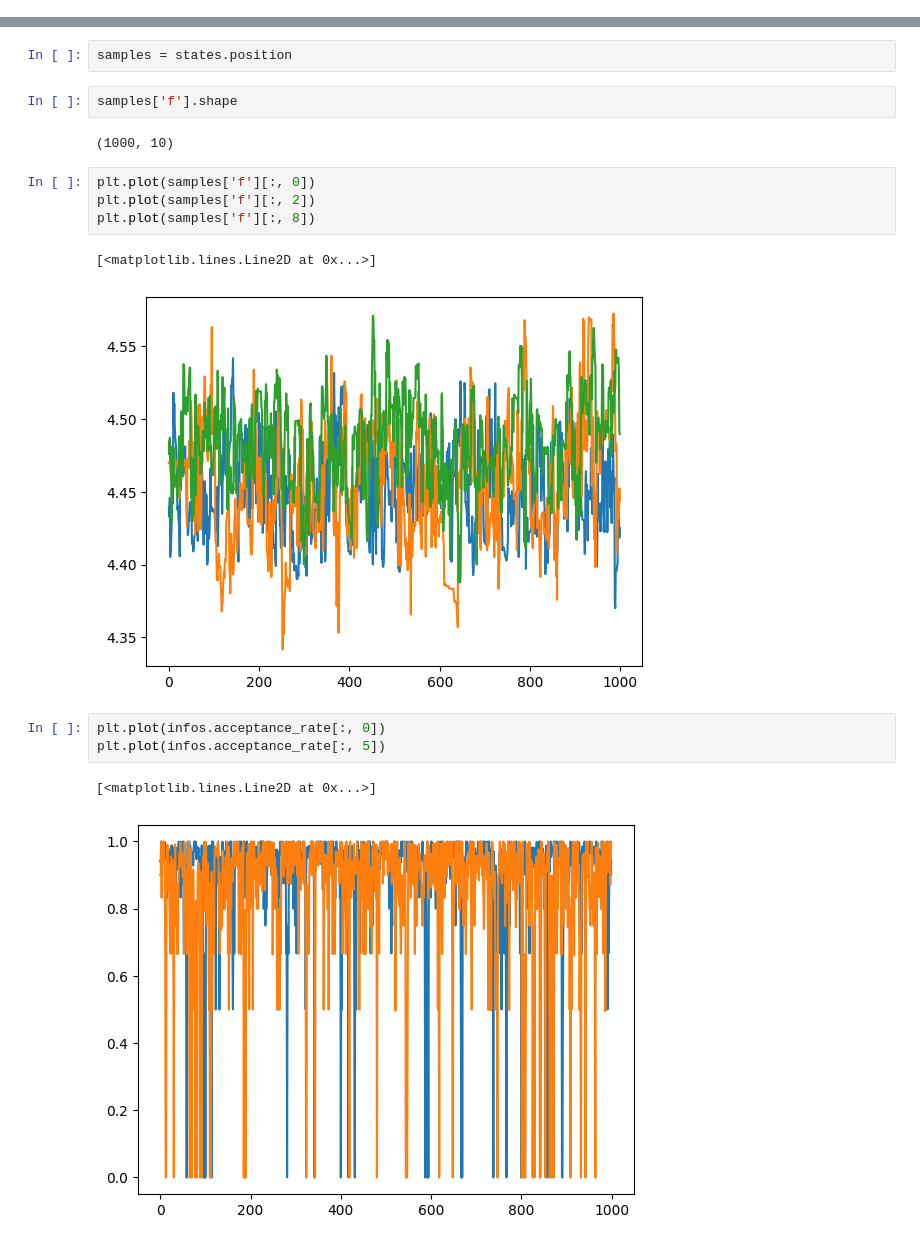
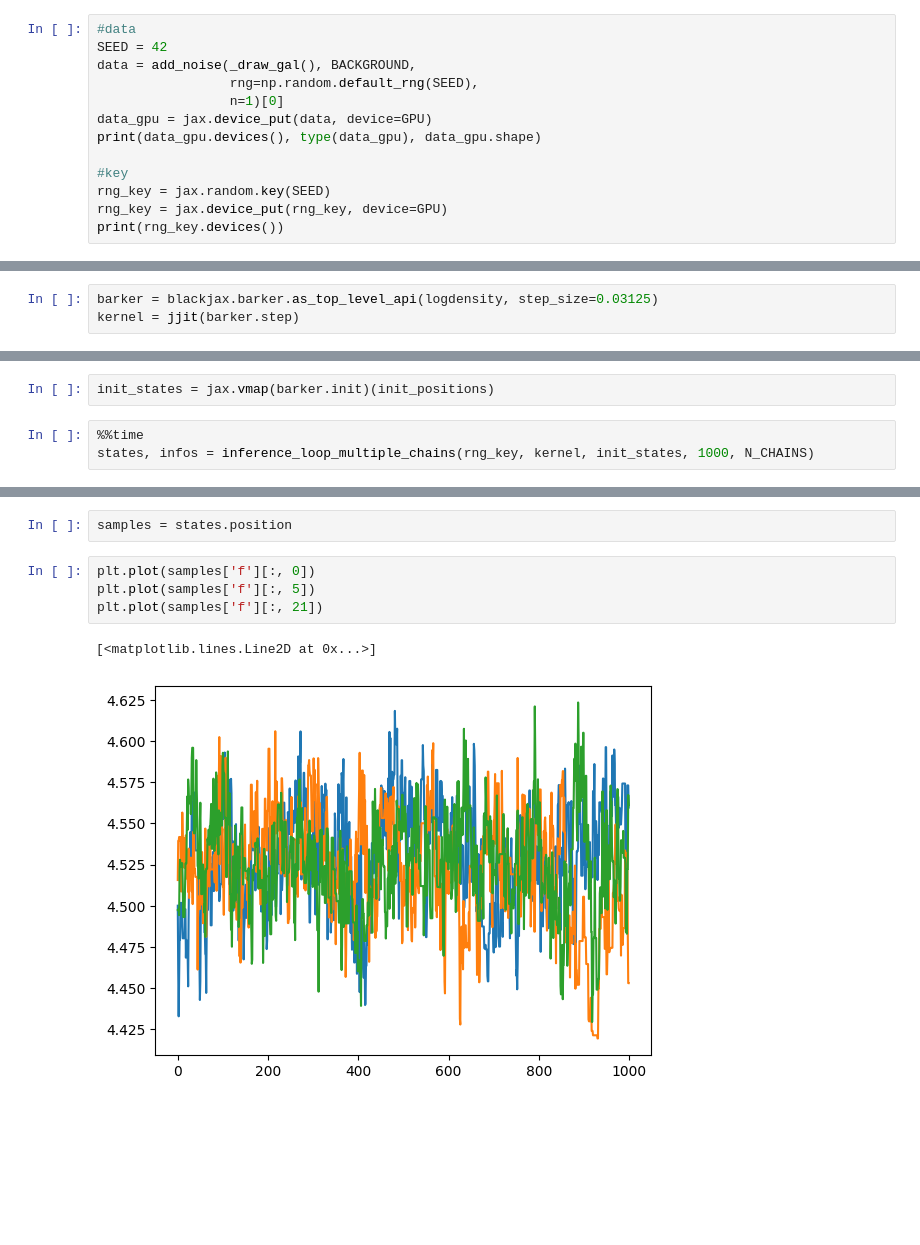
Before and after one commit to LSSTDESC/BPD, a Jupyter notebook: notebooks/blackjax-chains-v2.ipynb, the cells around one changed output, grey strips where cells are left out. Cells and saved outputs as stored; diff of their text form; blank space fills up the shorter version.

Commit message:
added barker experiments

```diff
--- a/notebooks/blackjax-chains-v2.ipynb
+++ b/notebooks/blackjax-chains-v2.ipynb
@@ -707,0 +295,13 @@ Wall time: 50.7 s
+# %%
+#data
+SEED = 42
+data = add_noise(_draw_gal(), BACKGROUND,
+                 rng=np.random.default_rng(SEED),
+                 n=1)[0]
+data_gpu = jax.device_put(data, device=GPU)
+print(data_gpu.devices(), type(data_gpu), data_gpu.shape)
+
+#key
+rng_key = jax.random.key(SEED)
+rng_key = jax.device_put(rng_key, device=GPU)
+print(rng_key.devices())
@@ -707,0 +311,3 @@ Wall time: 50.7 s
+# %%
+barker = blackjax.barker.as_top_level_api(logdensity, step_size=0.03125)
+kernel = jjit(barker.step)
@@ -707,0 +319,5 @@ Wall time: 50.7 s
+# %%
+init_states = jax.vmap(barker.init)(init_positions)
+# %%
+%%time
+states, infos = inference_loop_multiple_chains(rng_key, kernel, init_states, 1000, N_CHAINS)
@@ -708,19 +327,9 @@ Wall time: 50.7 s
 # %%
 samples = states.position
-# %%
-samples['f'].shape
-# %% [output]
-(1000, 10)
 # %%
 plt.plot(samples['f'][:, 0])
-plt.plot(samples['f'][:, 2])
-plt.plot(samples['f'][:, 8])
+plt.plot(samples['f'][:, 5])
+plt.plot(samples['f'][:, 21])
 # %% [output]
 [<matplotlib.lines.Line2D at 0x...>]
-[figure, old version]
+[figure, new version]
-# %%
-plt.plot(infos.acceptance_rate[:, 0])
-plt.plot(infos.acceptance_rate[:, 5])
-# %% [output]
-[<matplotlib.lines.Line2D at 0x...>]
-[figure, removed]
```
Also changed, not shown: parts of 131 cells of this notebook.
